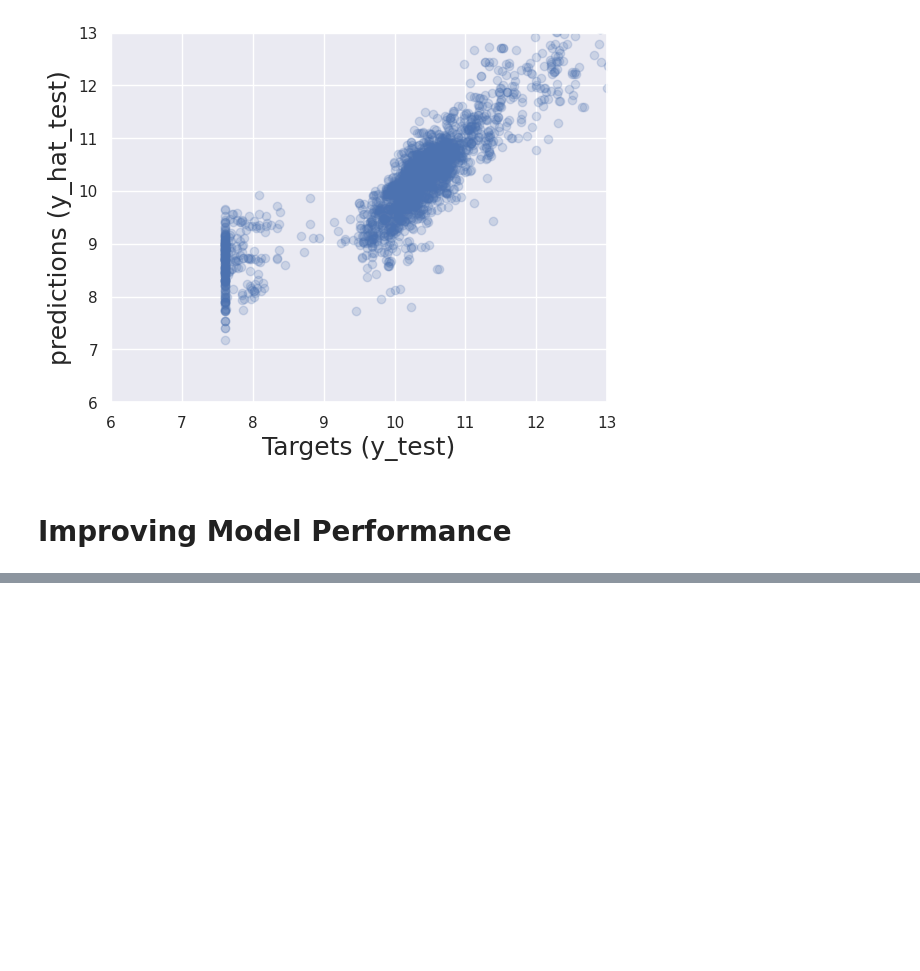
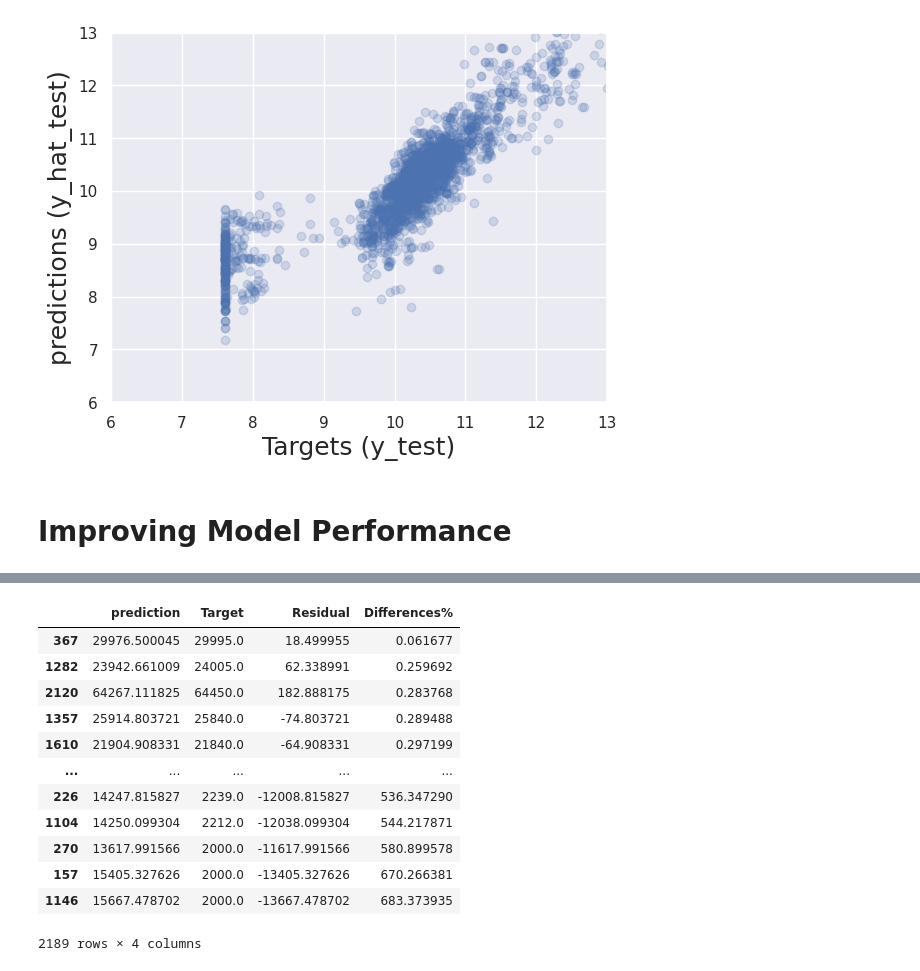
Before and after one commit to justinejoka/Scikit_learn_Car_Prediction, a Jupyter notebook: car-price-prediction-with-scikit-learn.ipynb, the cells around one changed output, grey strips where cells are left out. Drawn from its saved outputs; the diff is of its cells as text; code cells hidden in the pictures; blank space fills up the shorter version.

```diff
--- a/car-price-prediction-with-scikit-learn.ipynb
+++ b/car-price-prediction-with-scikit-learn.ipynb
@@ -601,0 +687,16 @@ plt.show()
+# %%
+df_pf.sort_values(by=['Differences%'])
+# %% [output]
+|  | prediction | Target | Residual | Differences% |
+| 367 | 29976.500045 | 29995.0 | 18.499955 | 0.061677 |
+| 1282 | 23942.661009 | 24005.0 | 62.338991 | 0.259692 |
+| 2120 | 64267.111825 | 64450.0 | 182.888175 | 0.283768 |
+| 1357 | 25914.803721 | 25840.0 | -74.803721 | 0.289488 |
+| 1610 | 21904.908331 | 21840.0 | -64.908331 | 0.297199 |
+| ... | ... | ... | ... | ... |
+| 226 | 14247.815827 | 2239.0 | -12008.815827 | 536.347290 |
+| 1104 | 14250.099304 | 2212.0 | -12038.099304 | 544.217871 |
+| 270 | 13617.991566 | 2000.0 | -11617.991566 | 580.899578 |
+| 157 | 15405.327626 | 2000.0 | -13405.327626 | 670.266381 |
+| 1146 | 15667.478702 | 2000.0 | -13667.478702 | 683.373935 |
+2189 rows × 4 columns
```
Also changed, not shown: parts of 8 cells of this notebook.
